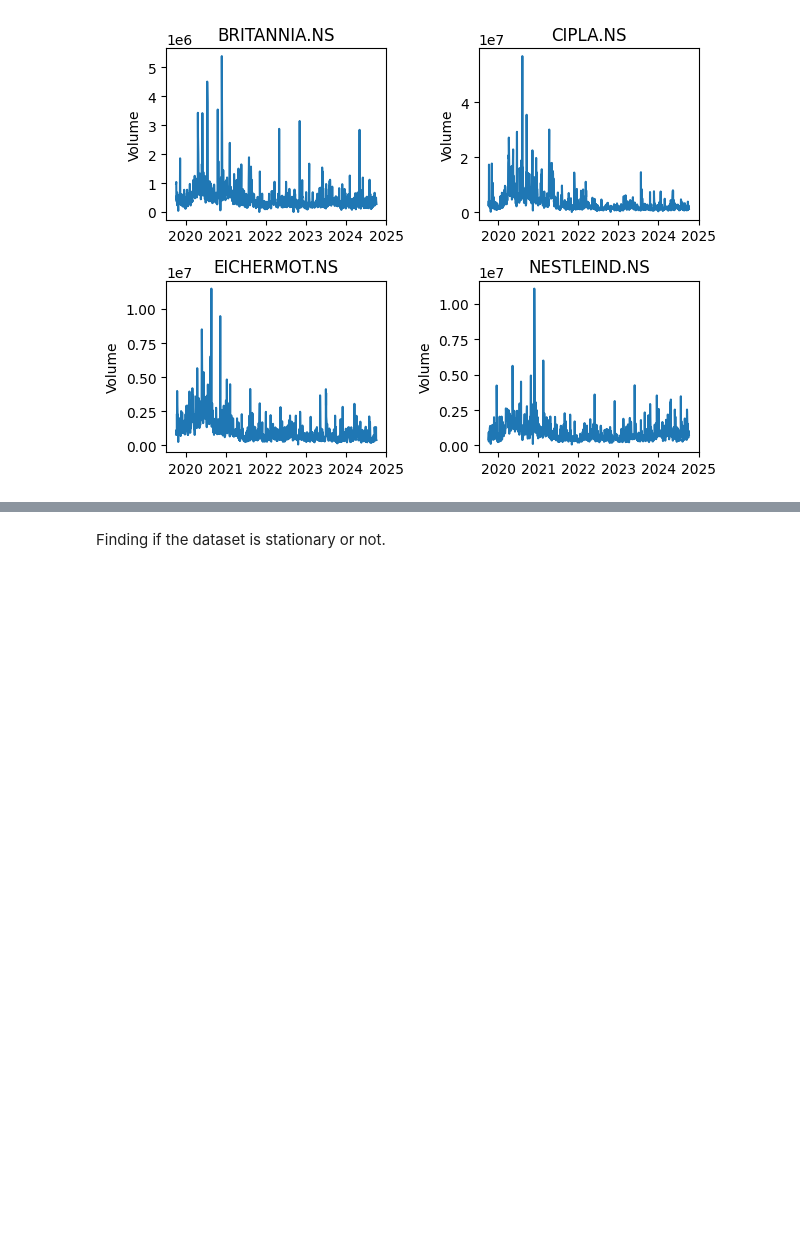
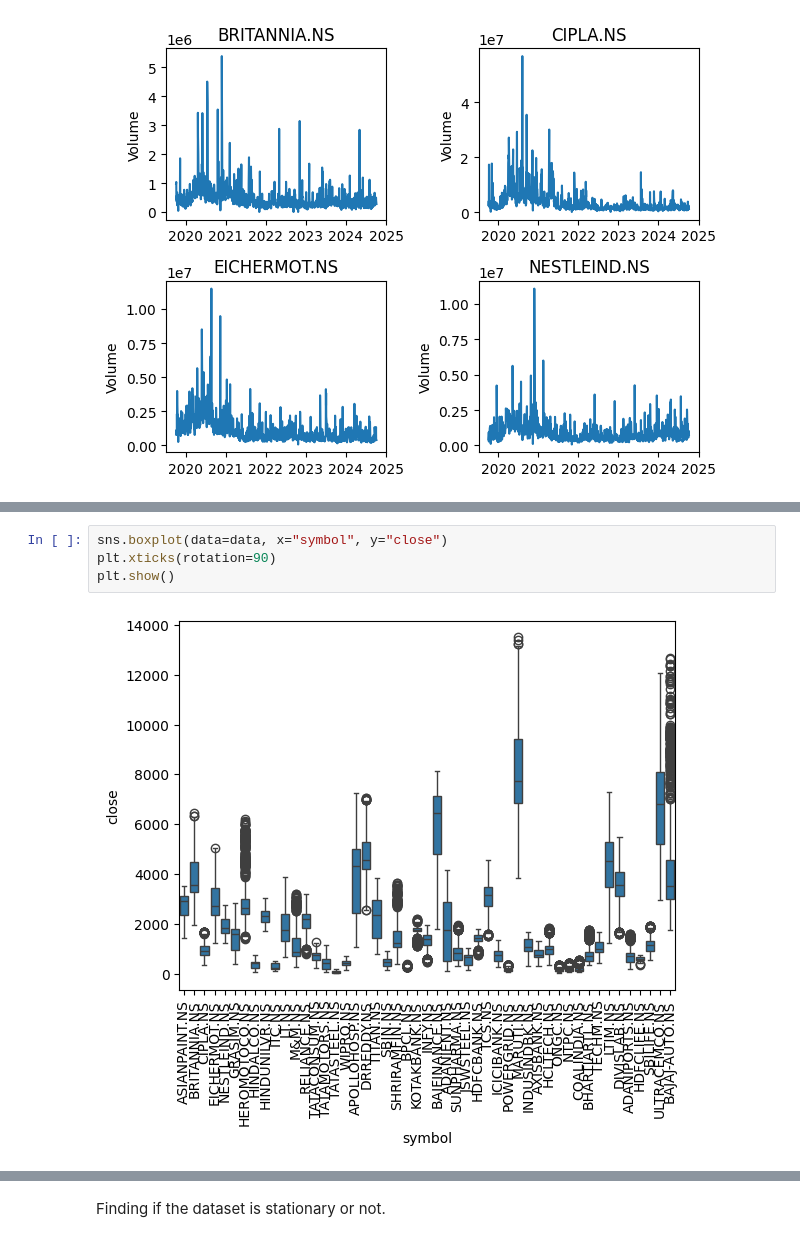
Before and after one commit to Puskchan/Stock_project, a Jupyter notebook: artifacts/data_preprocessing.ipynb, the cells around one changed output, grey strips where cells are left out. Cells and saved outputs as stored; diff of their text form; blank space fills up the shorter version.

```diff
--- a/artifacts/data_preprocessing.ipynb
+++ b/artifacts/data_preprocessing.ipynb
@@ -194,0 +234,6 @@ plt.show()
+# %%
+sns.boxplot(data=data, x="symbol", y="close")
+plt.xticks(rotation=90)
+plt.show()
+# %% [output]
+[figure, added]
```
Also changed, not shown: parts of 9 cells of this notebook, 1 other file.
